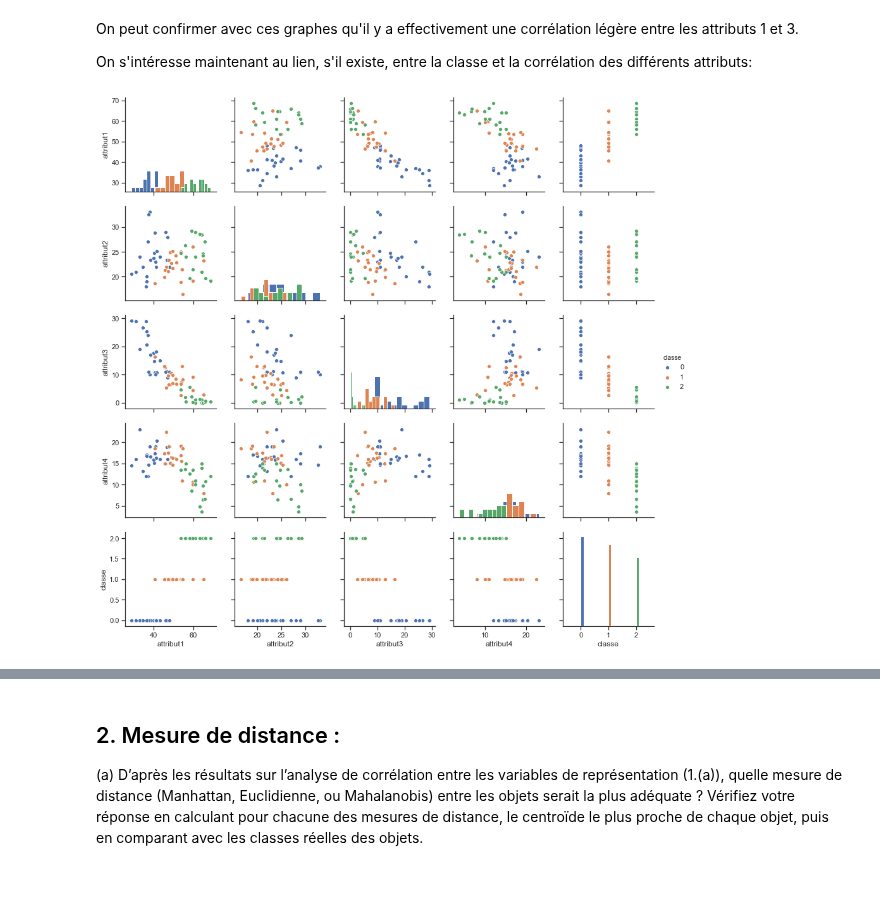
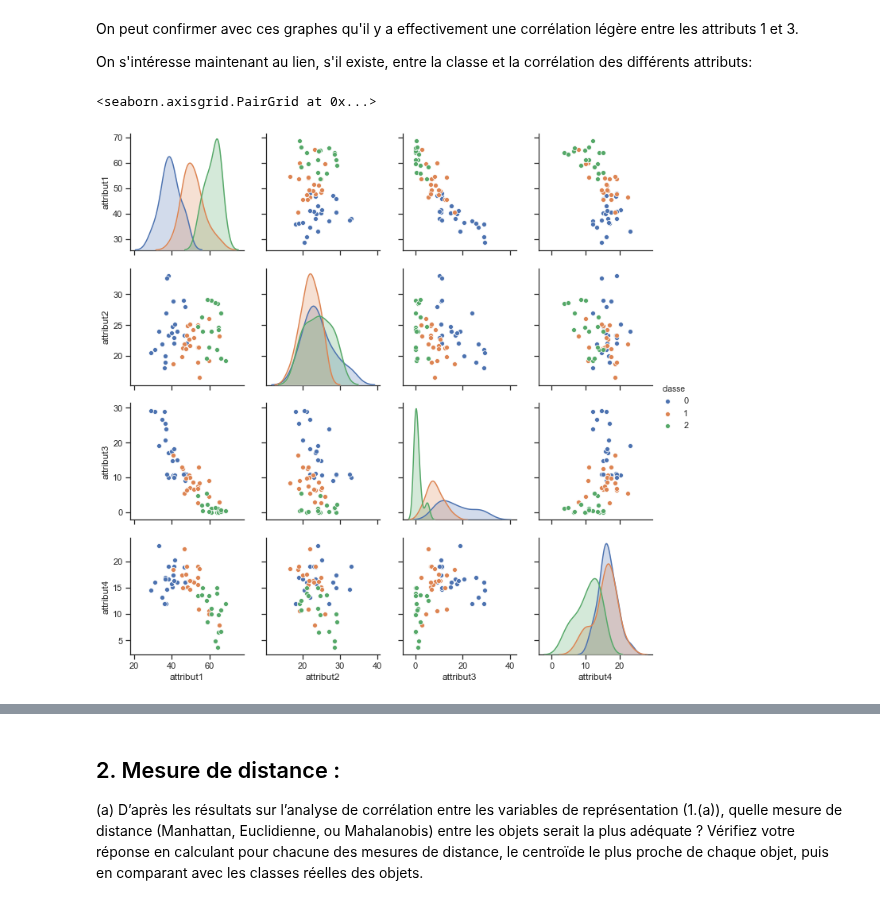
Before and after one commit to ggs22/IFT870-TP1, a Jupyter notebook: tp1.ipynb, the cells around one changed output, grey strips where cells are left out. Saved outputs shown, nothing was run; the diff lists cells and outputs as text; code cells hidden in the pictures.

```diff
--- a/tp1.ipynb
+++ b/tp1.ipynb
@@ -46,8 +44,3 @@ sns.heatmap(pearson_corr,
 On peut confirmer avec ces graphes qu'il y a effectivement une corrélation légère entre les attributs 1 et 3.
 
 On s'intéresse maintenant au lien, s'il existe, entre la classe et la corrélation des différents attributs:
-# %%
-df = pd.concat([X, y], axis = 1)
-g = sns.pairplot(df, hue='classe', diag_kind='hist')
-# %% [output]
-[figure, removed]
@@ -55,0 +47,5 @@ g = sns.pairplot(df, hue='classe', diag_kind='hist')
+# %%
+sns.pairplot(df, hue='classe', vars=X)
+# %% [output]
+<seaborn.axisgrid.PairGrid at 0x...>
+[figure, added]
```
Also changed, not shown: parts of 35 cells of this notebook.
